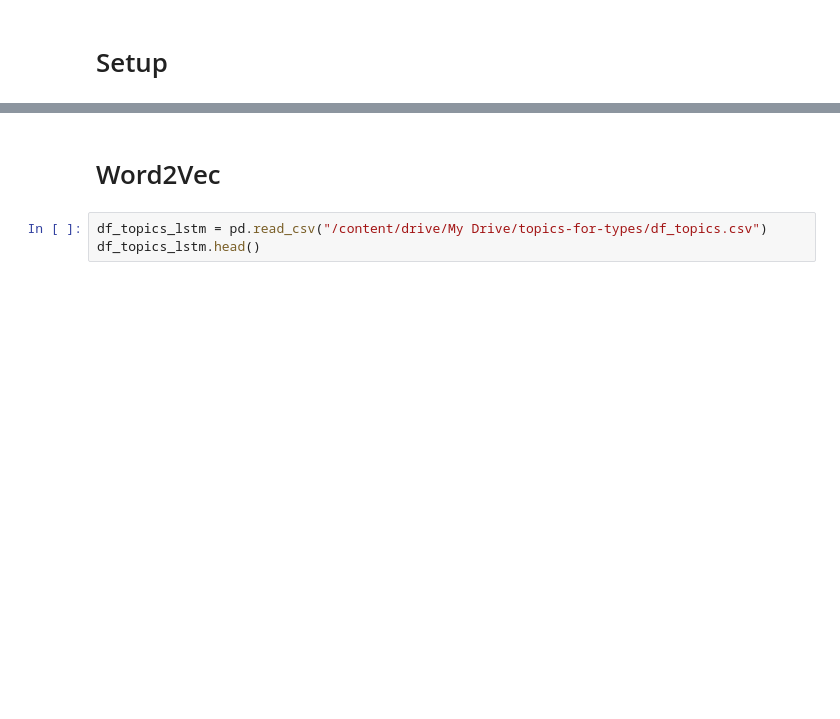
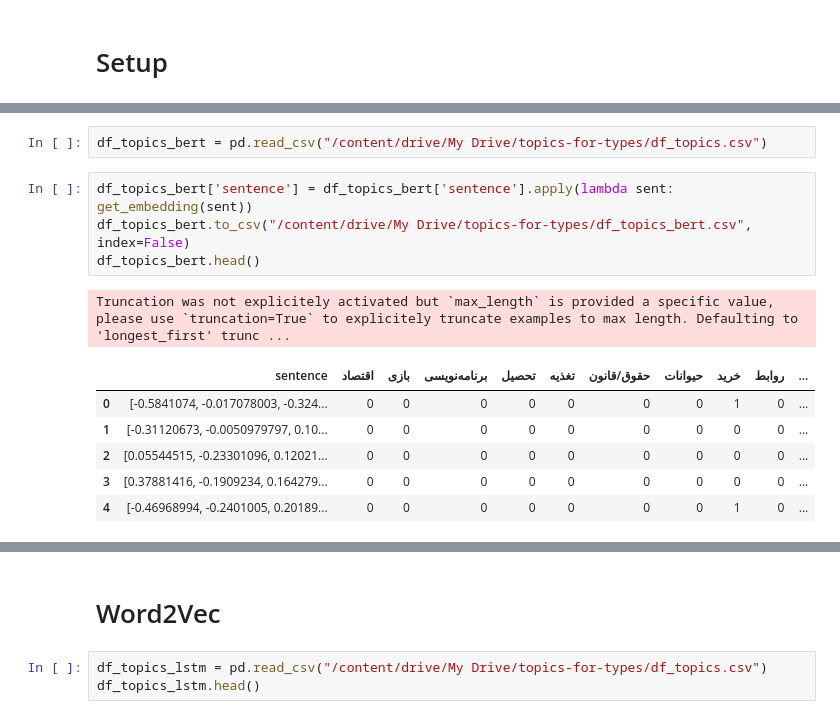
Before and after one commit to AliAkbarBadri/q-type-topic, a Jupyter notebook: topics.ipynb, the cells around one changed output, grey strips where cells are left out. Drawn from its saved outputs; the diff is of its cells as text; blank space fills up the shorter version.

Commit message:
Add BERT to topcis

```diff
--- a/topics.ipynb
+++ b/topics.ipynb
@@ -25,0 +160,14 @@ drive.mount('/content/drive')
+# %%
+df_topics_bert = pd.read_csv("/content/drive/My Drive/topics-for-types/df_topics.csv")
+# %%
+df_topics_bert['sentence'] = df_topics_bert['sentence'].apply(lambda sent: get_embedding(sent))
+df_topics_bert.to_csv("/content/drive/My Drive/topics-for-types/df_topics_bert.csv", index=False)
+df_topics_bert.head()
+# %% [output]
+Truncation was not explicitely activated but `max_length` is provided a specific value, please use `truncation=True` to explicitely truncate examples to max length. Defaulting to 'longest_first' trunc ...
+|  | sentence | اقتصاد | بازی | برنامه‌نویسی | تحصیل | تغذیه | حقوق/قانون | حیوانات | خرید | روابط | ... |
+| 0 | [-0.5841074, -0.017078003, -0.324... | 0 | 0 | 0 | 0 | 0 | 0 | 0 | 1 | 0 | ... |
+| 1 | [-0.31120673, -0.0050979797, 0.10... | 0 | 0 | 0 | 0 | 0 | 0 | 0 | 0 | 0 | ... |
+| 2 | [0.05544515, -0.23301096, 0.12021... | 0 | 0 | 0 | 0 | 0 | 0 | 0 | 0 | 0 | ... |
+| 3 | [0.37881416, -0.1909234, 0.164279... | 0 | 0 | 0 | 0 | 0 | 0 | 0 | 0 | 0 | ... |
+| 4 | [-0.46968994, -0.2401005, 0.20189... | 0 | 0 | 0 | 0 | 0 | 0 | 0 | 1 | 0 | ... |
```
Also changed, not shown: parts of 50 cells of this notebook.
